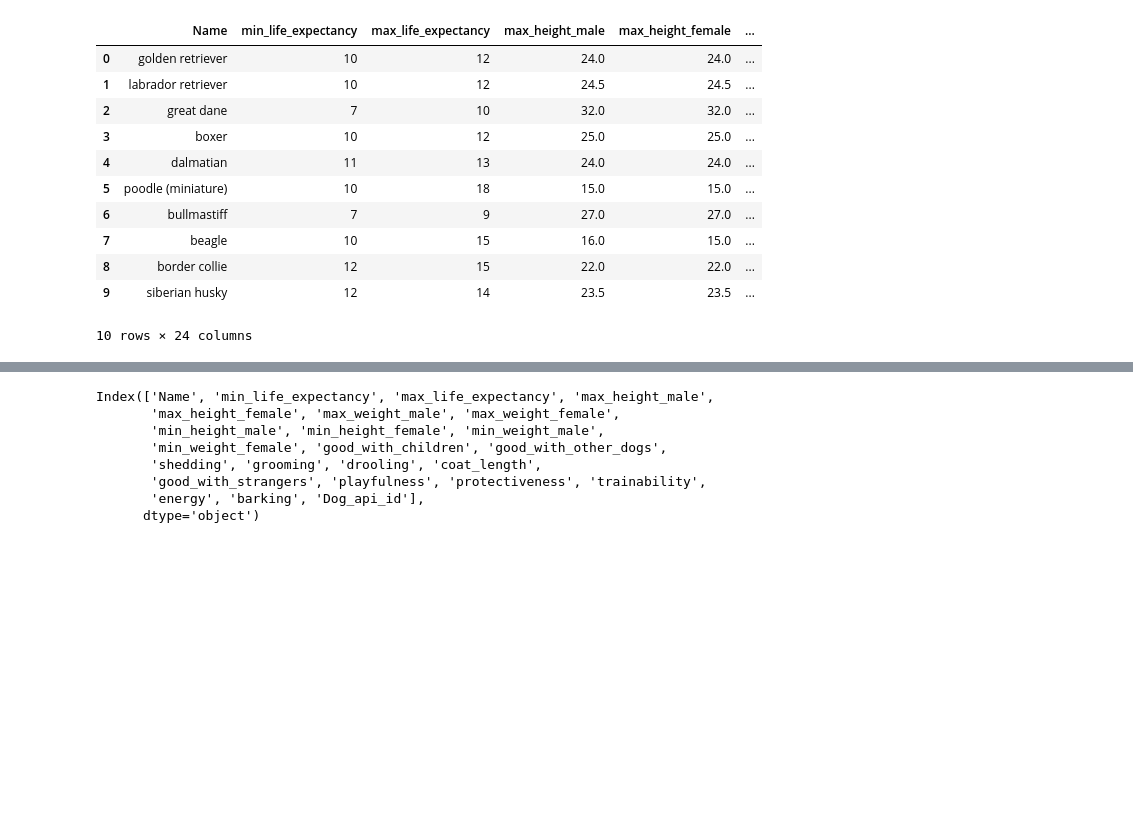
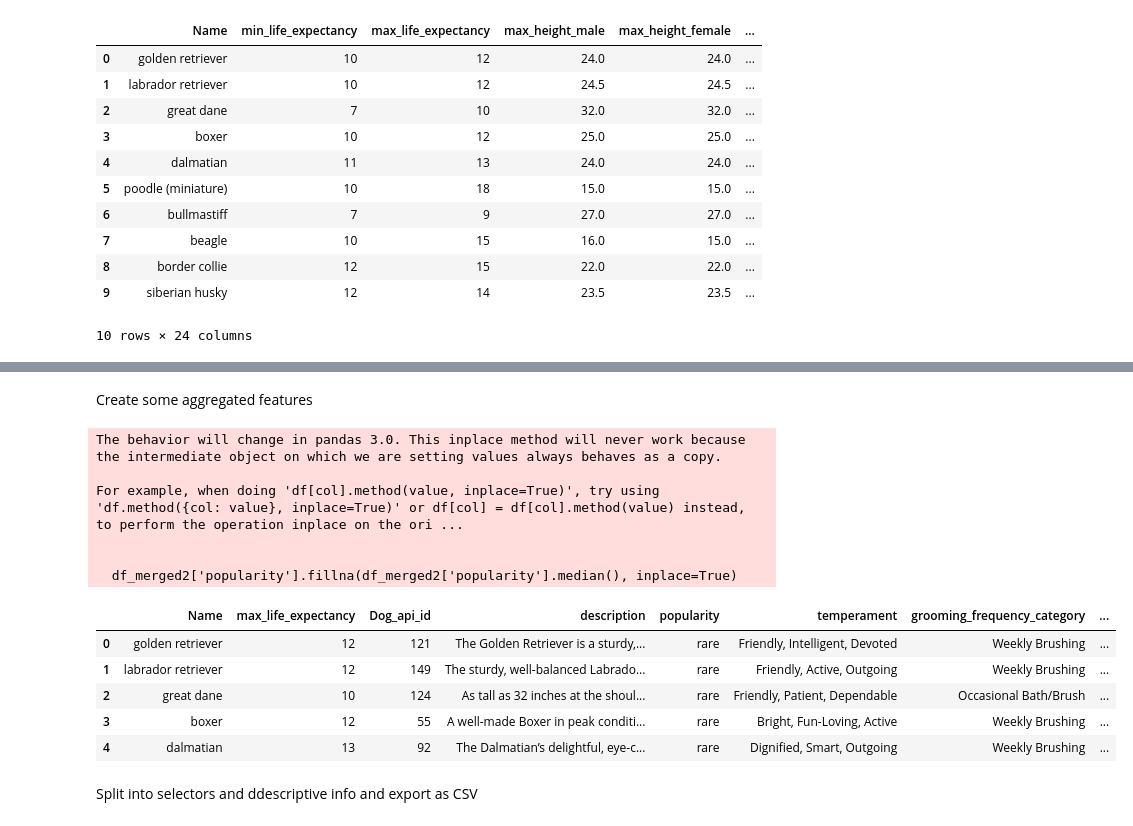
Before and after one commit to karencfisher/dog-app, a Jupyter notebook: ETL notebooks/breeds.ipynb, the cells around one changed output, grey strips where cells are left out. Saved outputs shown, nothing was run; the diff lists cells and outputs as text; code cells hidden in the pictures; blank space fills up the shorter version.

```diff
--- a/notebooks/breeds2.ipynb
+++ b/ETL notebooks/breeds.ipynb
@@ -66,0 +66,5 @@ df_merged.shape
+# %%
+df_akc = pd.read_csv('../data/akc-data-latest.csv')
+df_akc.rename(columns={'Unnamed: 0': 'Name'}, inplace=True)
+df_akc['Name'] = df_akc['Name'].str.lower()
+df_akc.head()
@@ -66,0 +81,7 @@ df_merged.shape
+# %%
+df_merged2 = pd.merge(df_merged, df_akc[[
+    'Name', 'description', 'popularity', 'temperament', 'grooming_frequency_category', 'shedding_category',
+    'energy_level_category', 'trainability_category', 'min_height', 'max_height',
+    'min_weight', 'max_weight', 'max_expectancy'
+]], on='Name', how='inner')
+df_merged2.head()
@@ -66,0 +98,9 @@ df_merged.shape
+# %%
+df_merged2.drop(columns=[
+    'shedding', 'grooming', 'drooling', 'coat_length', 'trainability',
+    'energy', 'min_life_expectancy', 'max_height_male',
+    'max_height_female', 'max_weight_male', 'max_weight_female',
+    'min_height_male', 'min_height_female', 'min_weight_male',
+    'min_weight_female', 'max_expectancy', 'playfulness', 'protectiveness', 'barking'
+], inplace=True)
+df_merged2.head()
@@ -66,0 +114,39 @@ df_merged.shape
+# %% [markdown]
+Create some aggregated features
+# %%
+# average height
+df_merged2['avg_height'] = df_merged2[['min_height', 'max_height']].mean(axis=1)
+
+# bin the size into 3 text categories
+df_merged2['size'] = pd.cut(df_merged2['avg_height'], bins=3, labels=['small', 'medium', 'large'])
+df_merged2.drop(columns=['min_height', 'max_height', 'min_weight', 'max_weight', 'avg_height'], inplace=True)
+
+# bin popularity into 3 text categories from rare to popular
+df_merged2['popularity'] = pd.to_numeric(df_merged2['popularity'], errors='coerce')
+df_merged2['popularity'].astype('float64')
+df_merged2['popularity'].fillna(df_merged2['popularity'].median(), inplace=True)
+df_merged2['popularity'] = pd.cut(df_merged2['popularity'], bins=3, labels=['rare', 'average', 'popular'])
+
+# make friendliness from good_with_children, good_with_dogs, good_with_strangers to 3 categories
+df_merged2['friendliness'] = df_merged2[['good_with_children', 'good_with_other_dogs', 'good_with_strangers']].mean(axis=1)
+df_merged2['friendliness'] = pd.cut(df_merged2['friendliness'], bins=3, labels=['low', 'medium', 'high'])
+df_merged2.drop(columns=['good_with_children', 'good_with_other_dogs', 'good_with_strangers'], inplace=True)
+
+for col in df_merged2.select_dtypes(include=['object']):
+    df_merged2[col] = df_merged2[col].fillna("unknown")
+df_merged2.head()
+# %% [output]
+The behavior will change in pandas 3.0. This inplace method will never work because the intermediate object on which we are setting values always behaves as a copy.
+
+For example, when doing 'df[col].method(value, inplace=True)', try using 'df.method({col: value}, inplace=True)' or df[col] = df[col].method(value) instead, to perform the operation inplace on the ori ...
+
+
+  df_merged2['popularity'].fillna(df_merged2['popularity'].median(), inplace=True)
+|  | Name | max_life_expectancy | Dog_api_id | description | popularity | temperament | grooming_frequency_category | ... |
+| 0 | golden retriever | 12 | 121 | The Golden Retriever is a sturdy,... | rare | Friendly, Intelligent, Devoted | Weekly Brushing | ... |
+| 1 | labrador retriever | 12 | 149 | The sturdy, well-balanced Labrado... | rare | Friendly, Active, Outgoing | Weekly Brushing | ... |
+| 2 | great dane | 10 | 124 | As tall as 32 inches at the shoul... | rare | Friendly, Patient, Dependable | Occasional Bath/Brush | ... |
+| 3 | boxer | 12 | 55 | A well-made Boxer in peak conditi... | rare | Bright, Fun-Loving, Active | Weekly Brushing | ... |
+| 4 | dalmatian | 13 | 92 | The Dalmatian’s delightful, eye-c... | rare | Dignified, Smart, Outgoing | Weekly Brushing | ... |
+# %% [markdown]
+Split into selectors and ddescriptive info and export as CSV
@@ -69,11 +158,0 @@ df_merged.to_csv("../data/dog_breeds_merged.csv", index=False)
-# %%
-df_merged.columns
-# %% [output]
-Index(['Name', 'min_life_expectancy', 'max_life_expectancy', 'max_height_male',
-       'max_height_female', 'max_weight_male', 'max_weight_female',
-       'min_height_male', 'min_height_female', 'min_weight_male',
-       'min_weight_female', 'good_with_children', 'good_with_other_dogs',
-       'shedding', 'grooming', 'drooling', 'coat_length',
-       'good_with_strangers', 'playfulness', 'protectiveness', 'trainability',
-       'energy', 'barking', 'Dog_api_id'],
-      dtype='object')
```
Also changed, not shown: parts of 24 cells of this notebook, 9 other files.
